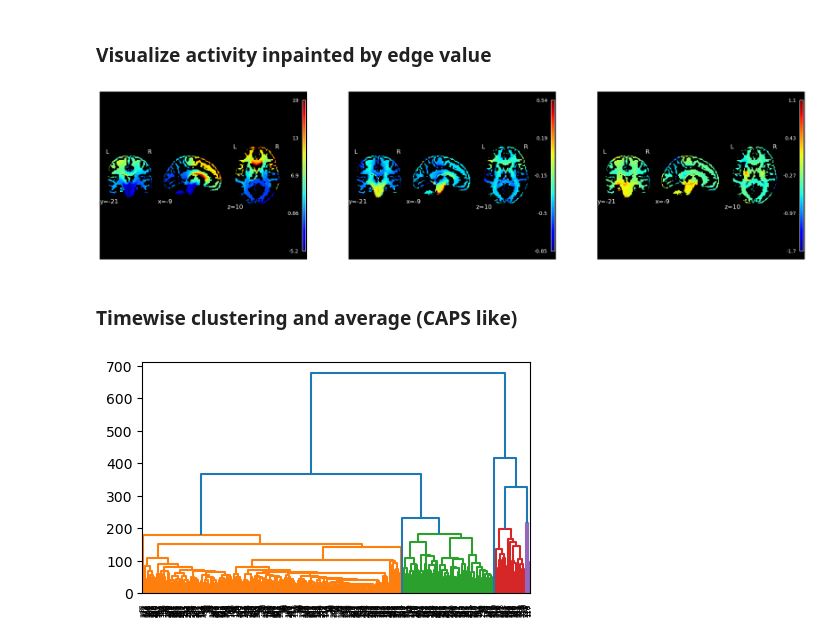
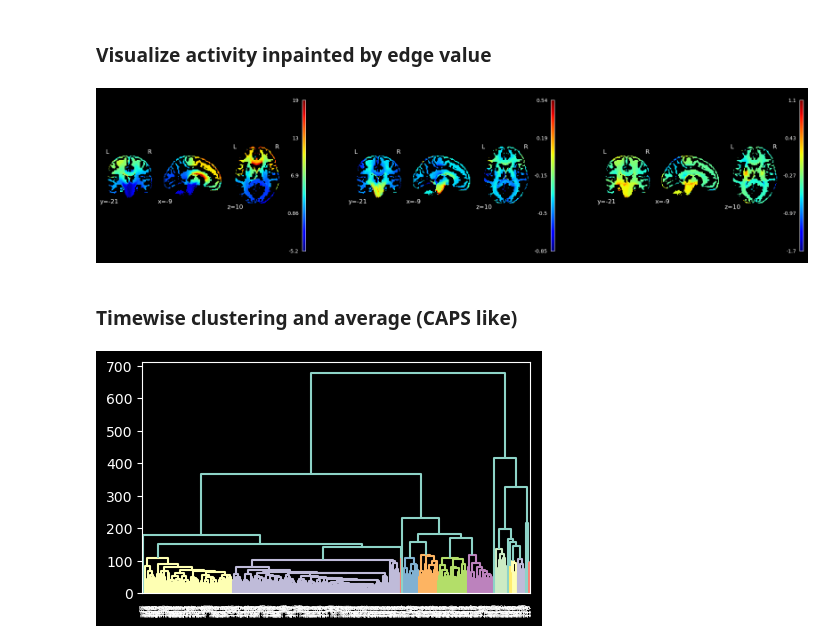
Before and after one commit to miki998/structural_wminpainting, a Jupyter notebook: notebooks/edge_connectivity.ipynb, the cells around one changed output. Drawn from its saved outputs; the diff is of its cells as text; code cells hidden in the pictures.

```diff
--- a/notebooks/edge_connectivity.ipynb
+++ b/notebooks/edge_connectivity.ipynb
@@ -13,6 +13,10 @@ from src import inpaint_utils
 from src import fiberatlas_utils
 
 from sklearn.cluster import AgglomerativeClustering
+# %%
+plt.style.use('dark_background')
+cmap = mpl.colormaps.get_cmap('jet')
+cmap.set_extremes(under='black', over='black')
 # %% [markdown]
 ## Goal
 
@@ -115,20 +119,20 @@ for k in range(len(samples)):
                          colorbar=True, cut_coords=(-9,-21,10), axes=ax[k],
                         cmap=cmap, vmin=vmin, vmax=vmax, draw_cross=False)
 # %% [output]
-[figure, old version]
+[figure, new version]
 # %% [markdown]
 ### Timewise clustering and average (CAPS like)
 # %%
 from scipy.cluster.hierarchy import dendrogram, linkage
 
-ethresh = 220
+ethresh = 140
 fig, ax = plt.subplots(1, figsize=(5,3))
 linkage_data = linkage(bundle_opt, method='ward', metric='euclidean')
 linkage_data_cosine = linkage(bundle_opt, method='average', metric='cosine')
 dendrogram(linkage_data, ax=ax, color_threshold=ethresh)
 plt.show()
 # %% [output]
-[figure, old version]
+[figure, new version]
 # %%
 cluster_ward = AgglomerativeClustering(
     n_clusters=None, affinity='euclidean', linkage='ward', compute_full_tree=True, distance_threshold=ethresh)
```
Also changed, not shown: parts of 1 cell of this notebook, 1 other file.
